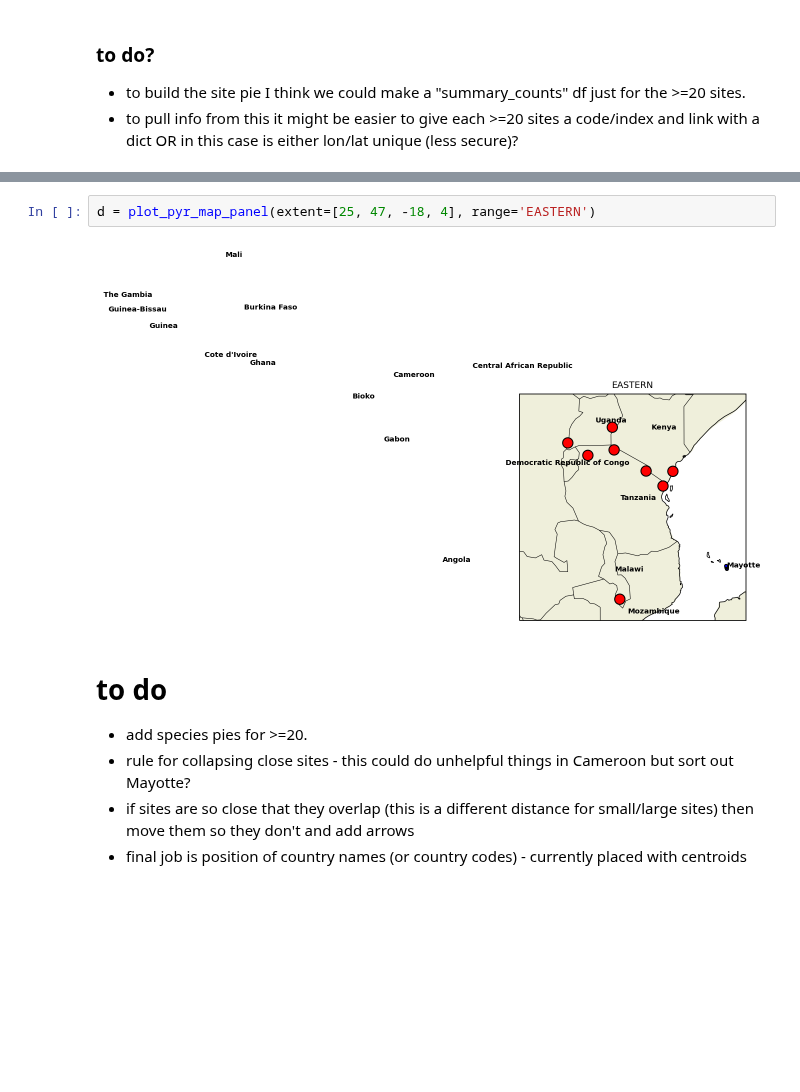
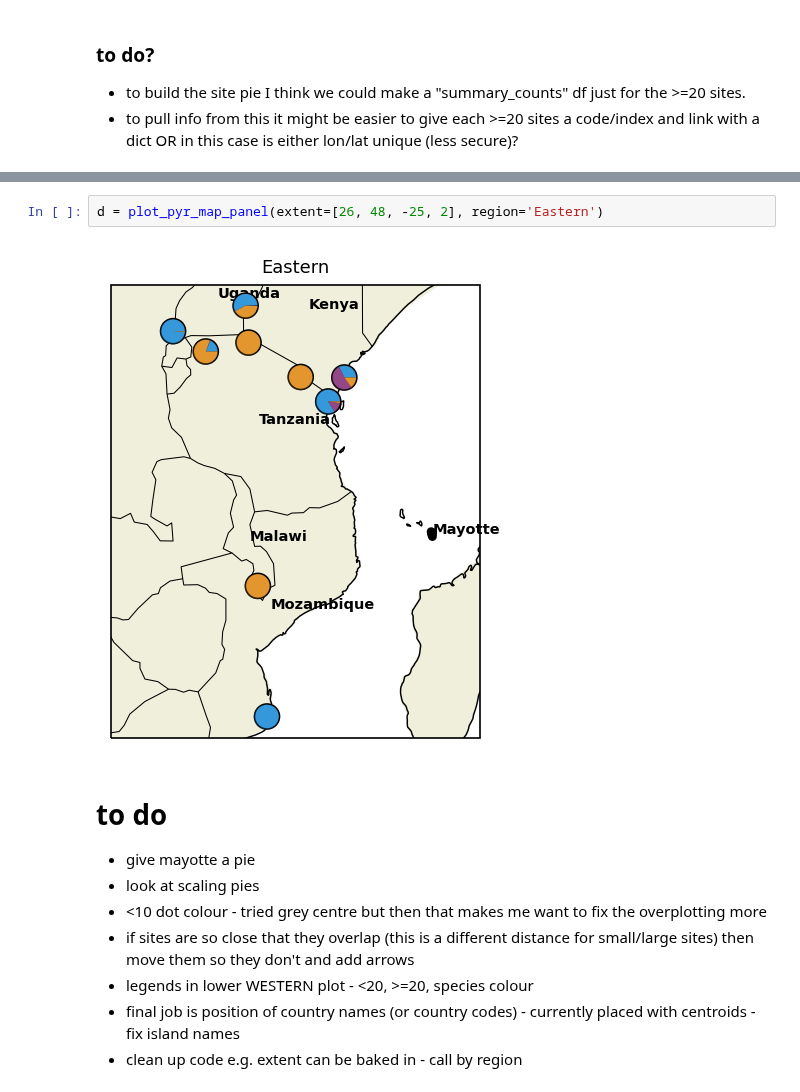
Before and after one commit to malariagen/ag1000g-phase3-data-paper, a Jupyter notebook: notebooks/ag1000g_phase3_collection_map_second_draft.ipynb, the cells around one changed output, grey strips where cells are left out. Cells and saved outputs as stored; diff of their text form; blank space fills up the shorter version.

```diff
--- a/notebooks/ag1000g_phase3_collection_map_second_draft.ipynb
+++ b/notebooks/ag1000g_phase3_collection_map_second_draft.ipynb
@@ -397,10 +399,13 @@ c = plot_pyr_map_panel(extent=[4, 26, -10, 12], range='CENTRAL')
-# %%
-d = plot_pyr_map_panel(extent=[25, 47, -18, 4], range='EASTERN')
-# %% [output]
-[figure, removed]
+# %%
+d = plot_pyr_map_panel(extent=[26, 48, -25, 2], region='Eastern')
+# %% [output]
+[figure, added]
 # %% [markdown]
 # to do
-- add species pies for >=20.
-- rule for collapsing close sites - this could do unhelpful things in Cameroon but sort out Mayotte?
+- give mayotte a pie
+- look at scaling pies
+- <10 dot colour - tried grey centre but then that makes me want to fix the overplotting more
 - if sites are so close that they overlap (this is a different distance for small/large sites) then move them so they don't and add arrows
-- final job is position of country names (or country codes) - currently placed with centroids
+- legends in lower WESTERN plot - <20, >=20, species colour
+- final job is position of country names (or country codes) - currently placed with centroids - fix island names
+- clean up code e.g. extent can be baked in - call by region
```
Also changed, not shown: parts of 18 cells of this notebook, 1 other file.
